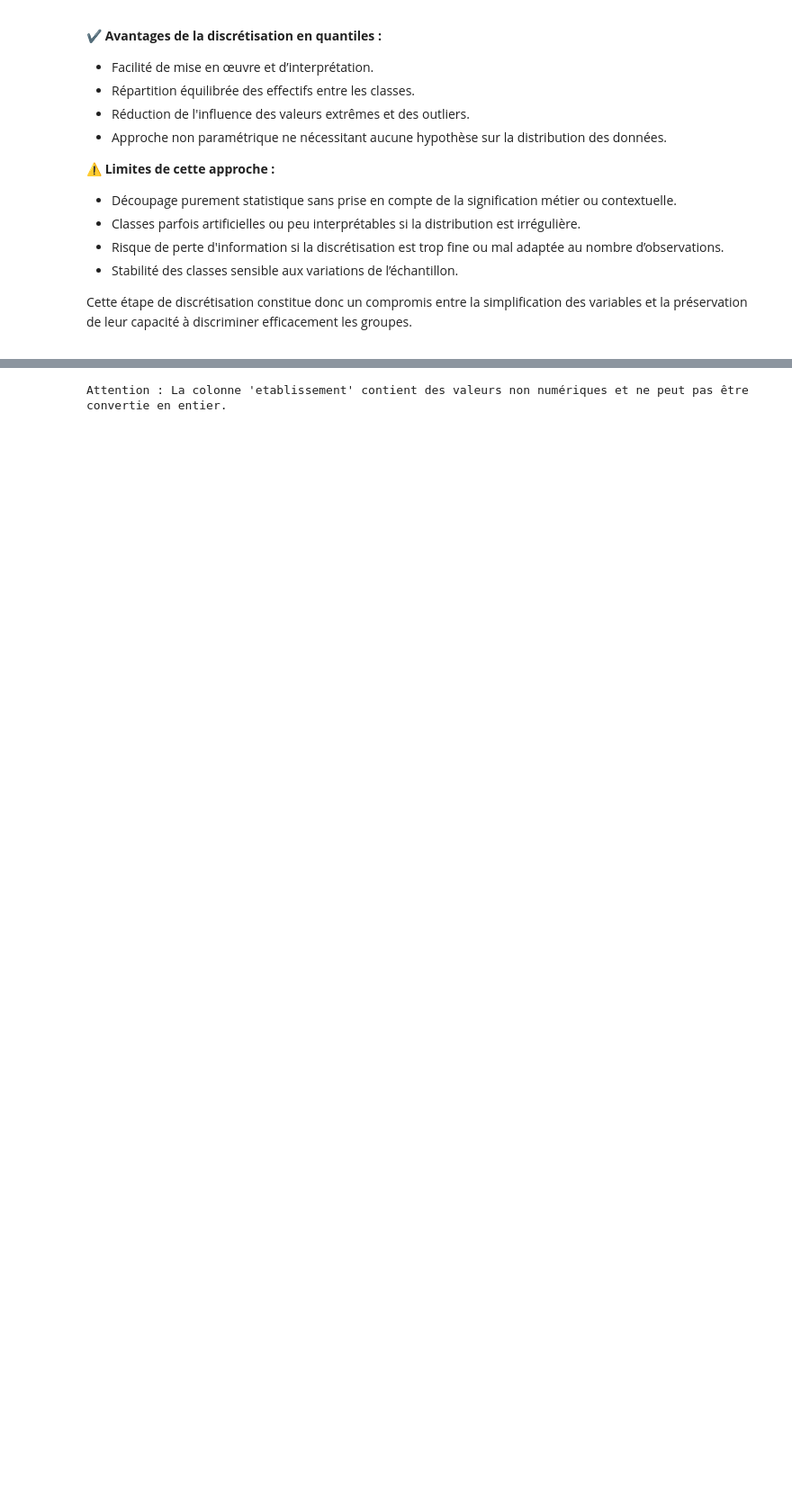
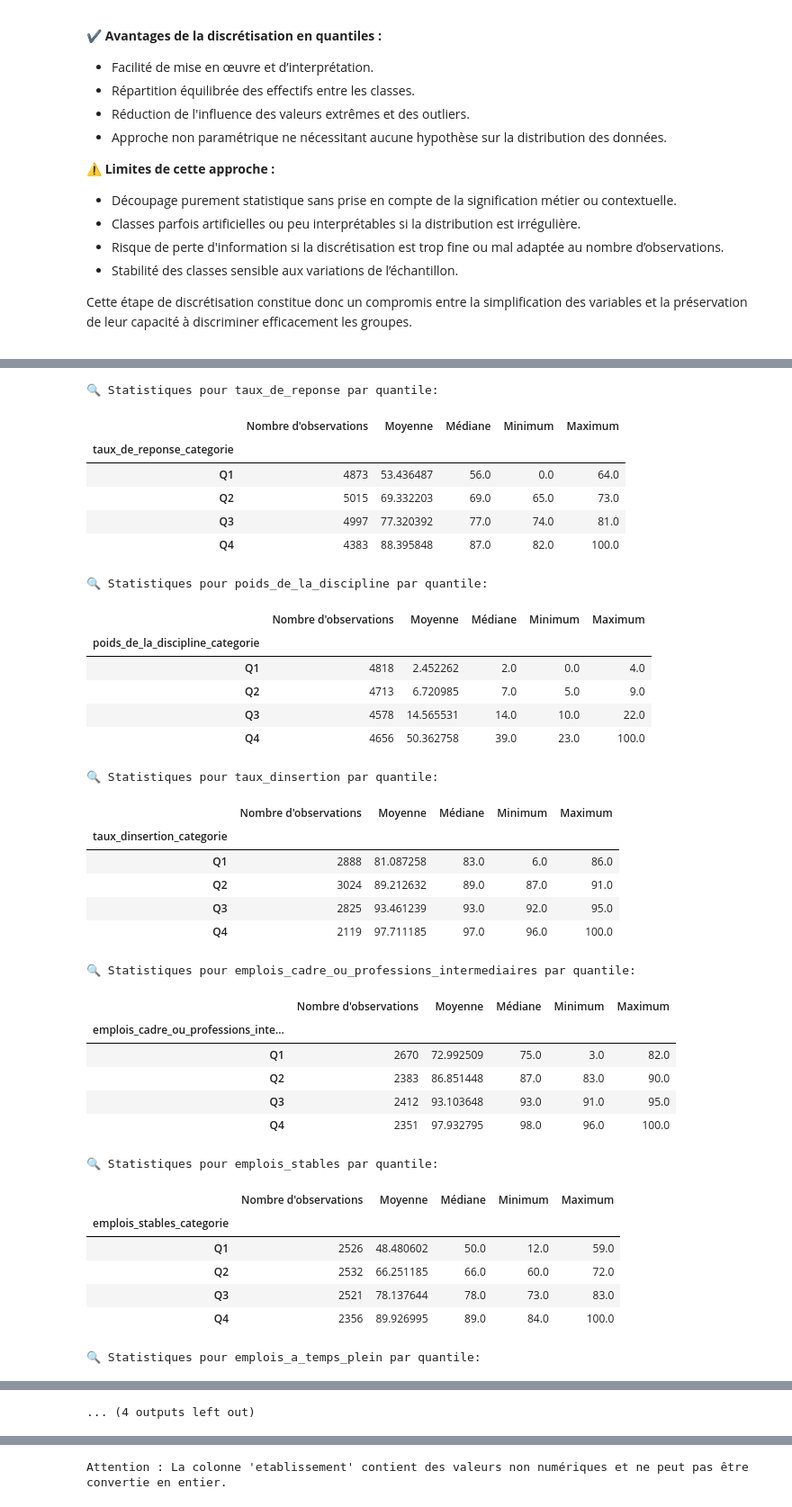
Before and after one commit to aduayom/afd-universites-france, a Jupyter notebook: main.ipynb, the cells around one changed output, grey strips where cells are left out. Shown at 90% size. Cells and saved outputs as stored; diff of their text form; code cells hidden in the pictures; blank space fills up the shorter version.

```diff
--- a/main.ipynb
+++ b/main.ipynb
@@ -202,3 +202,71 @@ display(data_categorise.head())
 | 2 | MASTER ENS | Sorbonne Université | Masters enseignement | 30 mois après le diplôme | Q1 | Q4 | ... |
 | 4 | MASTER LMD | Sorbonne Université | Informatique | 18 mois après le diplôme | Q1 | Q3 | ... |
 | 5 | MASTER LMD | Sorbonne Université | Autres sciences, technologies et ... | 18 mois après le diplôme | Q1 | Q3 | ... |
+# %%
+import pandas as pd
+
+# Supposons que 'variables_continues' est votre liste de colonnes numériques
+variables_continues = [
+    'taux_de_reponse', 'poids_de_la_discipline', 'taux_dinsertion',
+    'emplois_cadre_ou_professions_intermediaires', 'emplois_stables',
+    'emplois_a_temps_plein', 'salaire_brut_annuel_estime', 'taux_de_chomage_regional'
+]
+
+# Créer les catégories basées sur les quartiles
+for col in variables_continues:
+    data[f'{col}_categorie'] = pd.qcut(data[col], q=4, labels=['Q1', 'Q2', 'Q3', 'Q4'])
+
+# Fonction pour calculer les statistiques par quantile
+def analyse_quantiles(data, variable):
+    stats = data.groupby(f'{variable}_categorie')[variable].agg(
+        ['count', 'mean', 'median', 'min', 'max']
+    ).rename(columns={
+        'count': 'Nombre d\'observations',
+        'mean': 'Moyenne',
+        'median': 'Médiane',
+        'min': 'Minimum',
+        'max': 'Maximum'
+    })
+    return stats
+
+# Afficher les statistiques pour chaque variable
+for col in variables_continues:
+    print(f"\n🔍 Statistiques pour {col} par quantile:")
+    display(analyse_quantiles(data, col))
+# %% [output]
+🔍 Statistiques pour taux_de_reponse par quantile:
+|  | Nombre d'observations | Moyenne | Médiane | Minimum | Maximum |
+| taux_de_reponse_categorie |  |  |  |  |  |
+| Q1 | 4873 | 53.436487 | 56.0 | 0.0 | 64.0 |
+| Q2 | 5015 | 69.332203 | 69.0 | 65.0 | 73.0 |
+| Q3 | 4997 | 77.320392 | 77.0 | 74.0 | 81.0 |
+| Q4 | 4383 | 88.395848 | 87.0 | 82.0 | 100.0 |
+🔍 Statistiques pour poids_de_la_discipline par quantile:
+|  | Nombre d'observations | Moyenne | Médiane | Minimum | Maximum |
+| poids_de_la_discipline_categorie |  |  |  |  |  |
+| Q1 | 4818 | 2.452262 | 2.0 | 0.0 | 4.0 |
+| Q2 | 4713 | 6.720985 | 7.0 | 5.0 | 9.0 |
+| Q3 | 4578 | 14.565531 | 14.0 | 10.0 | 22.0 |
+| Q4 | 4656 | 50.362758 | 39.0 | 23.0 | 100.0 |
+🔍 Statistiques pour taux_dinsertion par quantile:
+|  | Nombre d'observations | Moyenne | Médiane | Minimum | Maximum |
+| taux_dinsertion_categorie |  |  |  |  |  |
+| Q1 | 2888 | 81.087258 | 83.0 | 6.0 | 86.0 |
+| Q2 | 3024 | 89.212632 | 89.0 | 87.0 | 91.0 |
+| Q3 | 2825 | 93.461239 | 93.0 | 92.0 | 95.0 |
+| Q4 | 2119 | 97.711185 | 97.0 | 96.0 | 100.0 |
+🔍 Statistiques pour emplois_cadre_ou_professions_intermediaires par quantile:
+|  | Nombre d'observations | Moyenne | Médiane | Minimum | Maximum |
+| emplois_cadre_ou_professions_inte... |  |  |  |  |  |
+| Q1 | 2670 | 72.992509 | 75.0 | 3.0 | 82.0 |
+| Q2 | 2383 | 86.851448 | 87.0 | 83.0 | 90.0 |
+| Q3 | 2412 | 93.103648 | 93.0 | 91.0 | 95.0 |
+| Q4 | 2351 | 97.932795 | 98.0 | 96.0 | 100.0 |
+🔍 Statistiques pour emplois_stables par quantile:
+|  | Nombre d'observations | Moyenne | Médiane | Minimum | Maximum |
+| emplois_stables_categorie |  |  |  |  |  |
+| Q1 | 2526 | 48.480602 | 50.0 | 12.0 | 59.0 |
+| Q2 | 2532 | 66.251185 | 66.0 | 60.0 | 72.0 |
+| Q3 | 2521 | 78.137644 | 78.0 | 73.0 | 83.0 |
+| Q4 | 2356 | 89.926995 | 89.0 | 84.0 | 100.0 |
+🔍 Statistiques pour emplois_a_temps_plein par quantile:
@@ -204,0 +279 @@ display(data_categorise.head())
+... (4 outputs left out)
```
Also changed, not shown: parts of 3 cells of this notebook, 1 other file.
